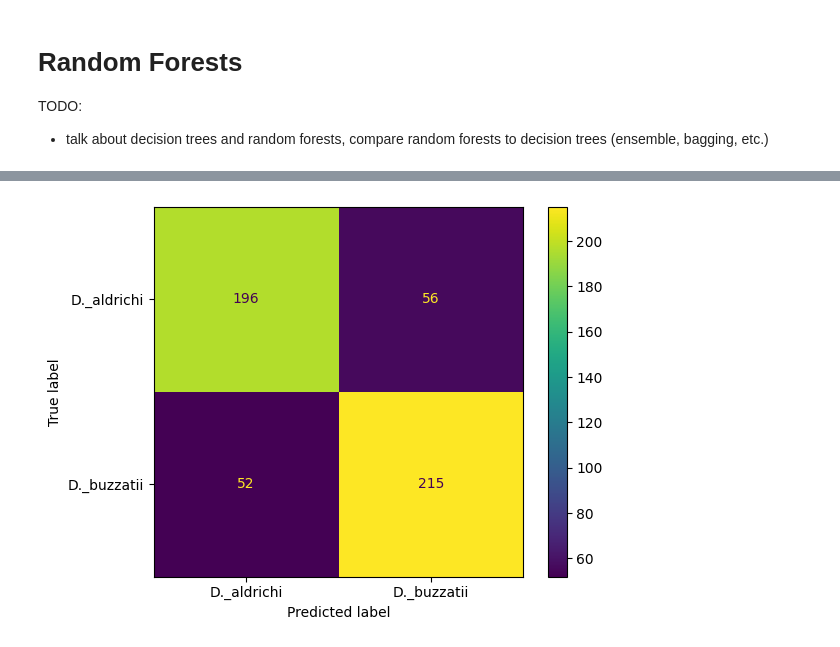
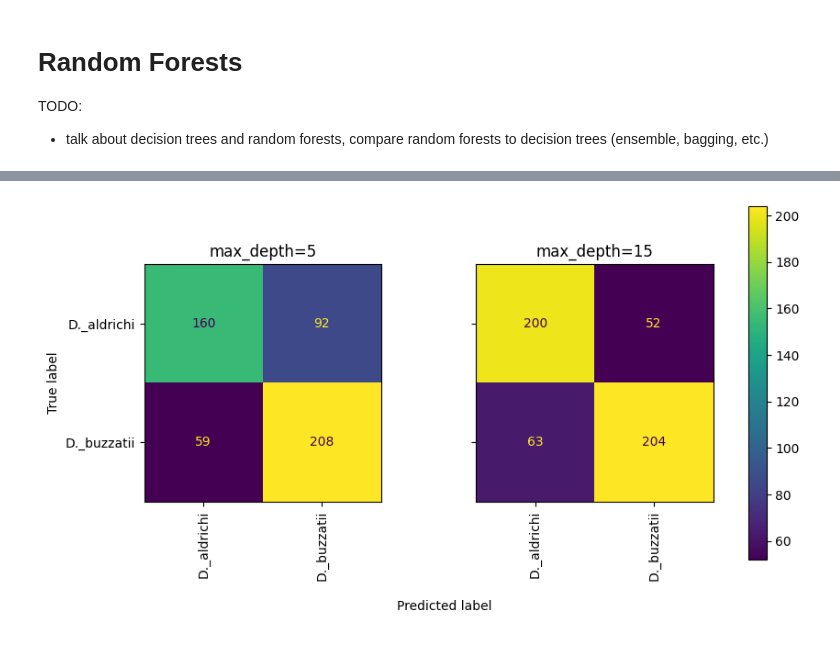
Before and after one commit to LimaoC/drosophila-classification, a Jupyter notebook: notebooks/random_forest.ipynb, the cells around one changed output, grey strips where cells are left out. Drawn from its saved outputs; the diff is of its cells as text; code cells hidden in the pictures.

```diff
--- a/notebooks/random_forest.ipynb
+++ b/notebooks/random_forest.ipynb
@@ -73,9 +144,21 @@ Test accuracy    : 0.791907514450867
-# %%
-from sklearn.metrics import confusion_matrix, ConfusionMatrixDisplay
-
-cm = confusion_matrix(y_test, test_preds, labels=forest.classes_)
-disp = ConfusionMatrixDisplay(confusion_matrix=cm, display_labels=forest.classes_)
-disp.plot()
-plt.show()
-# %% [output]
-[figure, removed]
+# %%
+from sklearn.metrics import accuracy_score, confusion_matrix, ConfusionMatrixDisplay
+
+fig, ax = plt.subplots(nrows=1, ncols=2, sharey=True, figsize=(10,5))
+titles = ("max_depth=5", "max_depth=15")
+for i, forest in enumerate(forests):
+    cm = confusion_matrix(y_test, test_preds[i], labels=forest.classes_)
+    disp = ConfusionMatrixDisplay(confusion_matrix=cm, display_labels=forest.classes_)
+    disp.plot(ax=ax[i], xticks_rotation=90)
+    disp.ax_.set_title(titles[i])
+    disp.im_.colorbar.remove()
+    disp.ax_.set_xlabel("")
+    if i != 0:
+        disp.ax_.set_ylabel("")
+plt.subplots_adjust(wspace=0.40, hspace=0.1)
+fig.text(0.4, 0, 'Predicted label', ha='left')
+fig.colorbar(disp.im_, ax=ax)
+plt.savefig("../fig/cm_random_forest.png")
+plt.show()
+# %% [output]
+[figure, added]
```
Also changed, not shown: parts of 14 cells of this notebook.
